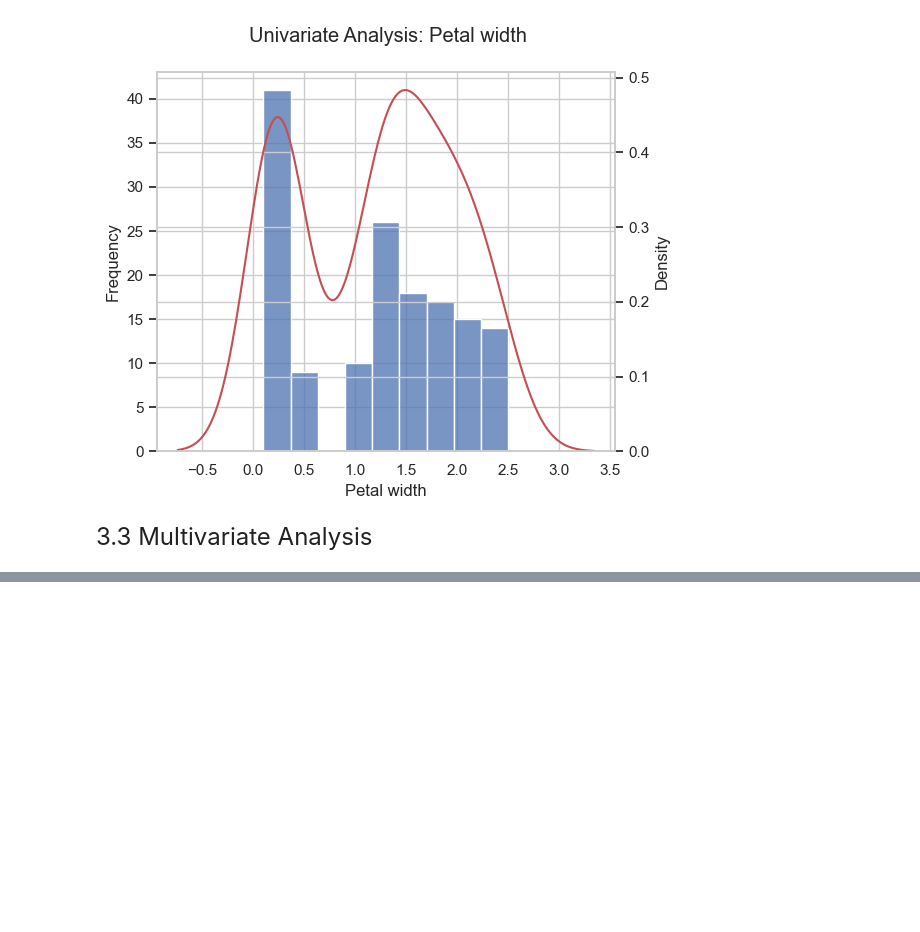
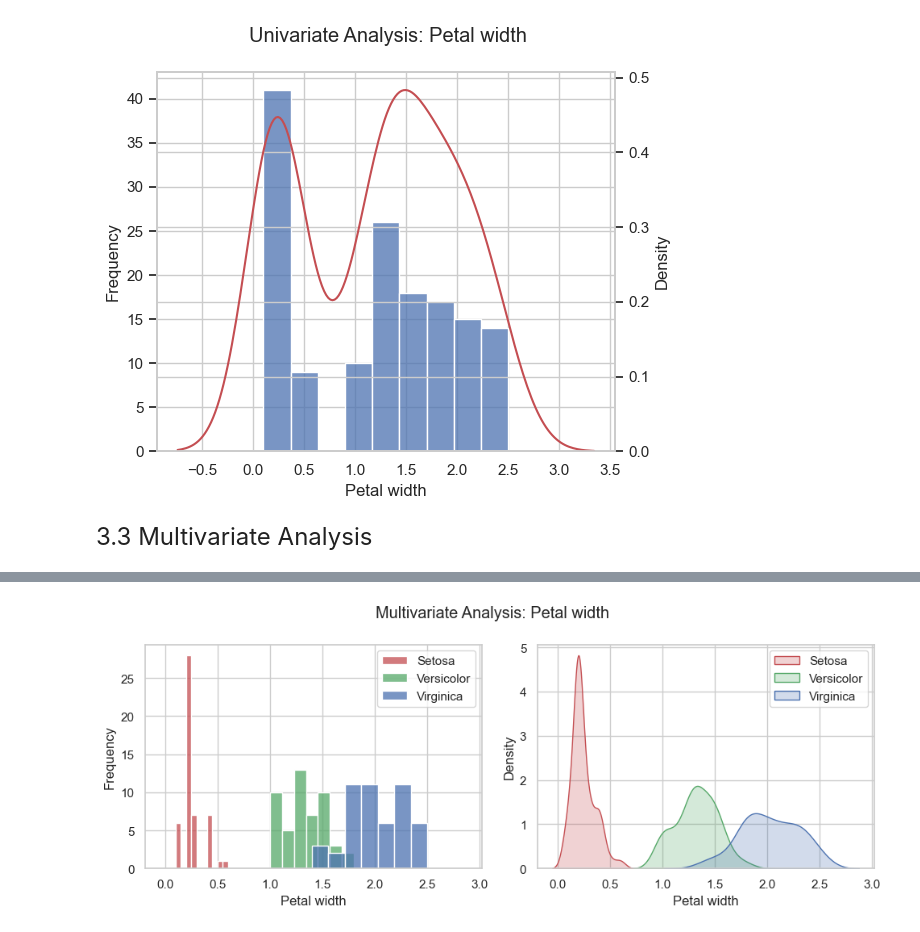
Before and after one commit to Meytacro/Iris-dataset-technical-test, a Jupyter notebook: scripts/main.ipynb, the cells around one changed output, grey strips where cells are left out. Saved outputs shown, nothing was run; the diff lists cells and outputs as text; code cells hidden in the pictures; blank space fills up the shorter version.

```diff
--- a/scripts/main.ipynb
+++ b/scripts/main.ipynb
@@ -256,0 +339,7 @@ function_plot_UA(var,var_title)
+# %%
+var = 'petal_w [cm]'
+var_title = 'Petal width'
+
+function_plot_MA(var,var_title)
+# %% [output]
+[figure, added]
```
Also changed, not shown: parts of 34 cells of this notebook.
